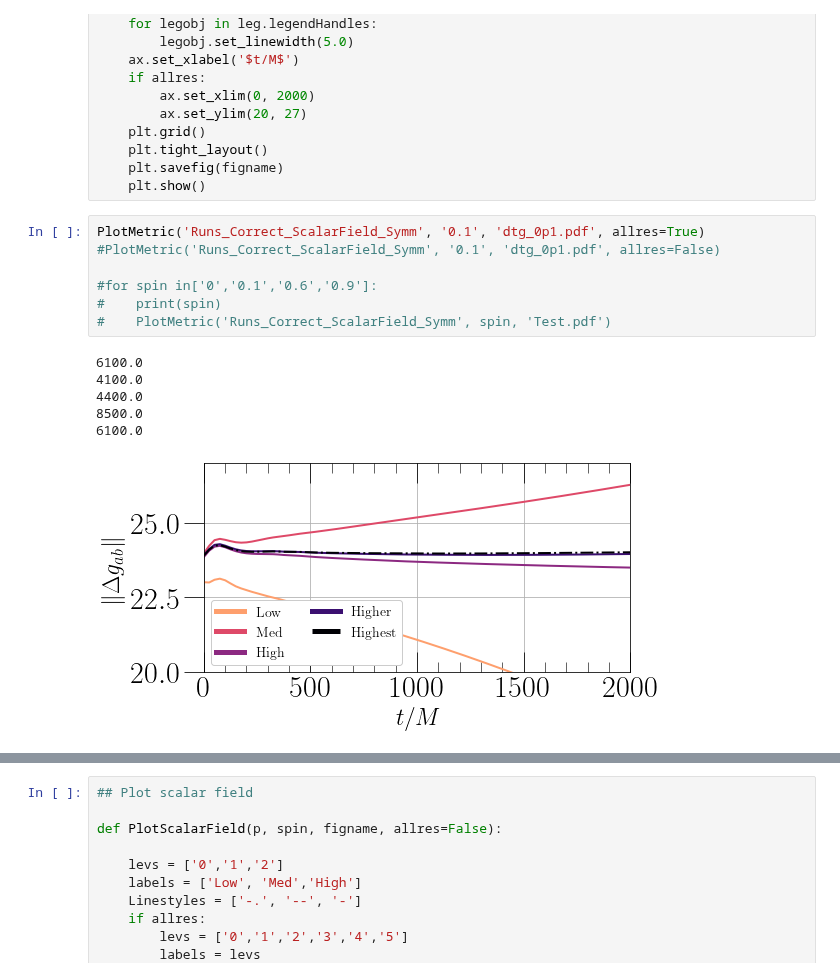
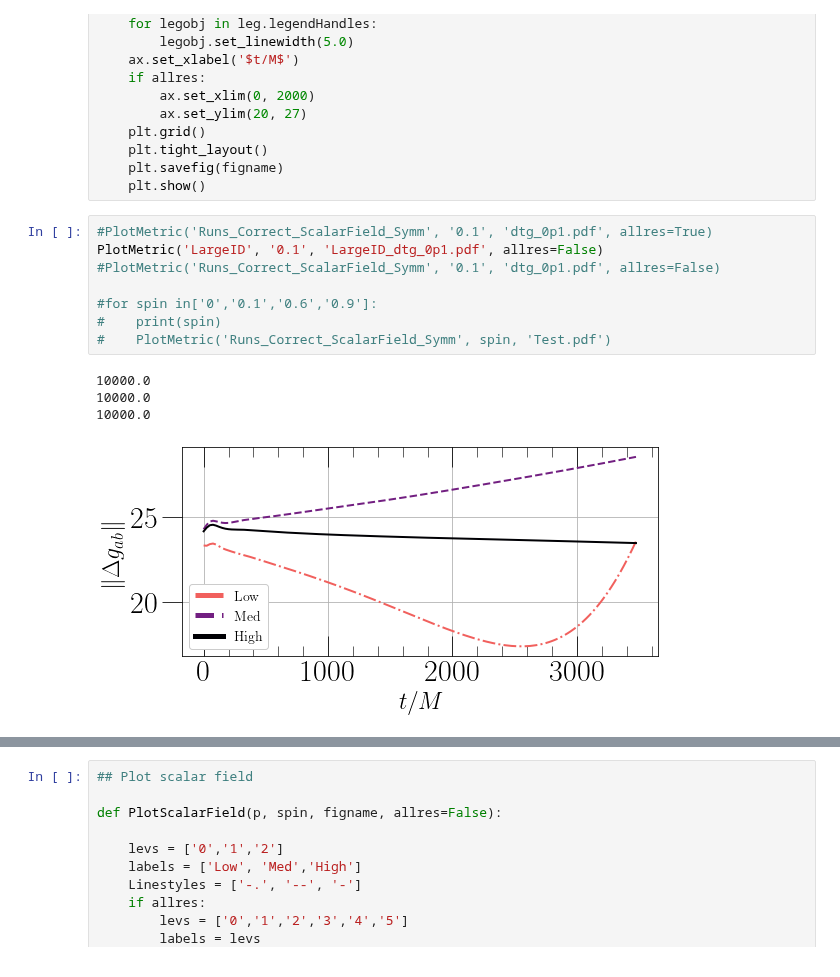
Before and after one commit to mariaokounkova/EDGB, a Jupyter notebook: Evolution/EvolutionPlots.ipynb, the cells around one changed output, grey strips where cells are left out. Cells and saved outputs as stored; diff of their text form.

```diff
--- a/Evolution/EvolutionPlots.ipynb
+++ b/Evolution/EvolutionPlots.ipynb
@@ -157,19 +157,18 @@ def PlotMetric(p, spin, figname, allres=False):
     plt.savefig(figname)
     plt.show()
 # %%
-PlotMetric('Runs_Correct_ScalarField_Symm', '0.1', 'dtg_0p1.pdf', allres=True)
+#PlotMetric('Runs_Correct_ScalarField_Symm', '0.1', 'dtg_0p1.pdf', allres=True)
+PlotMetric('LargeID', '0.1', 'LargeID_dtg_0p1.pdf', allres=False)
 #PlotMetric('Runs_Correct_ScalarField_Symm', '0.1', 'dtg_0p1.pdf', allres=False)
 
 #for spin in['0','0.1','0.6','0.9']:
 #    print(spin)
 #    PlotMetric('Runs_Correct_ScalarField_Symm', spin, 'Test.pdf')
 # %% [output]
-6100.0
-4100.0
-4400.0
-8500.0
-6100.0
+10000.0
+10000.0
+10000.0
-[figure, old version]
+[figure, new version]
 # %%
 ## Plot time derivatives with resolution
 
```
Also changed, not shown: parts of 2 cells of this notebook.
